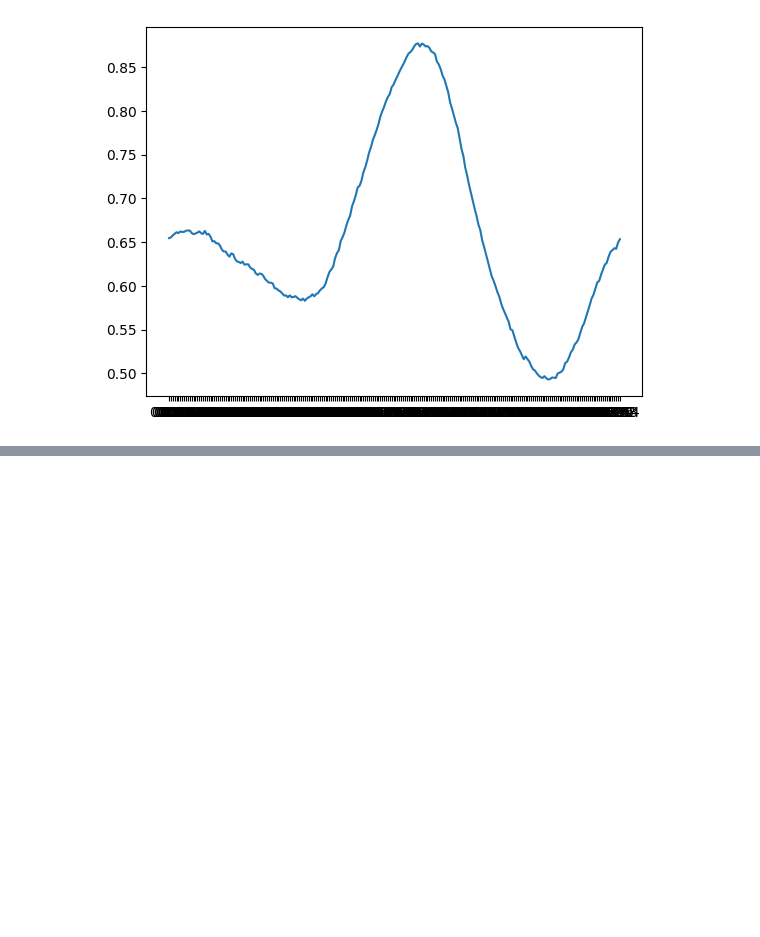
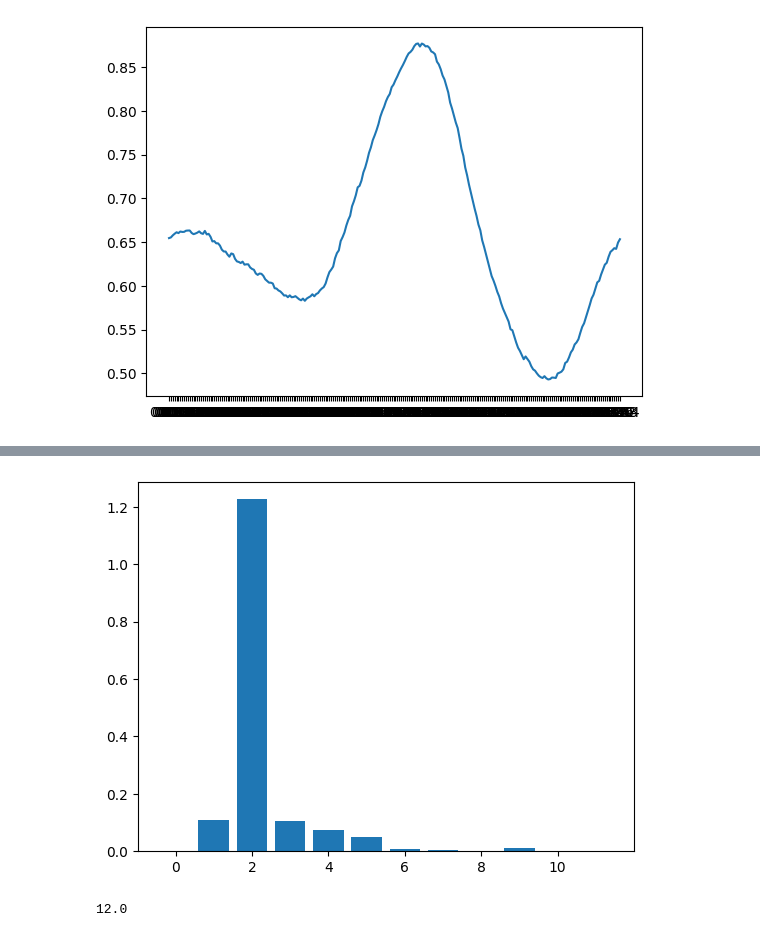
Before and after one commit to Ignacio0viedo/Analisis-de-mareas, a Jupyter notebook: tp Analisis Numerico.ipynb, the cells around one changed output, grey strips where cells are left out. Saved outputs shown, nothing was run; the diff lists cells and outputs as text; code cells hidden in the pictures; blank space fills up the shorter version.

```diff
--- a/tp Analisis Numerico.ipynb
+++ b/tp Analisis Numerico.ipynb
@@ -107,0 +278,15 @@ tiempos
+# %%
+transformada_fourier = abs(np.fft.fft(promedios_por_hora))
+transformada_fourier[0]=0
+mitad = transformada_fourier[:12]
+x = np.arange(mitad.size)
+plt.bar(x,mitad)
+plt.show()
+# %% [output]
+[figure, added]
+# %%
+frecuencia_mayor = np.argmax(transformada_fourier)
+periodos = len(promedios_por_hora)/frecuencia_mayor
+periodos
+# %% [output]
+12.0
```
Also changed, not shown: parts of 58 cells of this notebook.
